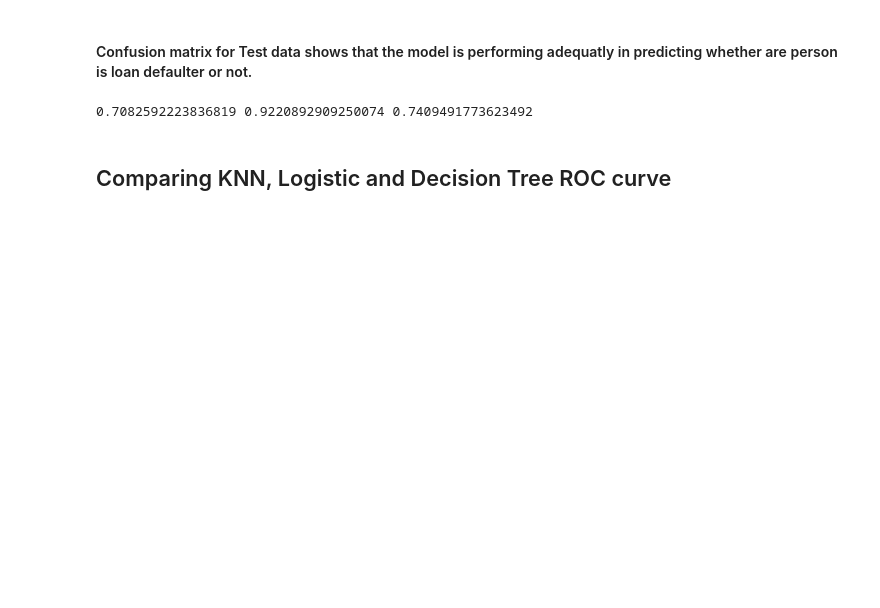
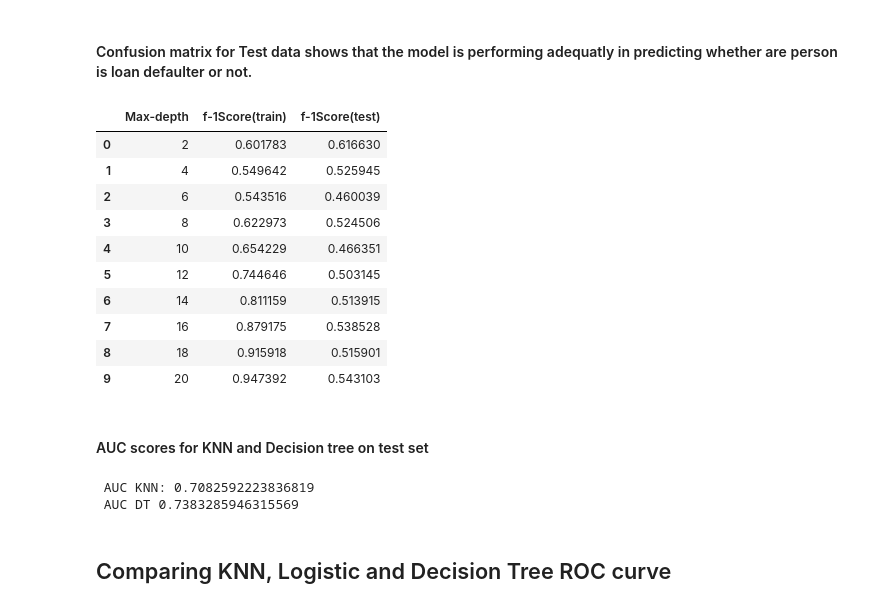
Before and after one commit to Devam2399/LoanDefaultAnalysis, a Jupyter notebook: Loan credit default Analysis.ipynb, the cells around one changed output. Cells and saved outputs as stored; diff of their text form; code cells hidden in the pictures; blank space fills up the shorter version.

```diff
--- a/Loan credit default Analysis.ipynb
+++ b/Loan credit default Analysis.ipynb
@@ -687,12 +657,48 @@ sns.heatmap(cf_matrix, annot=labels, fmt='', cmap='Blues')
+# %%
+max_depth = np.arange(2, 21, 2)
+train_mape_scores_dt = []
+test_mape_scores_dt = []
+
+for k in max_depth:
+    DT = DecisionTreeClassifier(max_depth=k)
+
+
+    # Train the model on the full training set and calculate train MAPE
+    DT.fit(X_train, y_train)
+    train_pred_dt = DT.predict(X_train)
+    train_mape_dt = f1_score(y_train, train_pred_dt)
+    train_mape_scores_dt.append(train_mape_dt)
+
+    # Calculate test MAPE
+    test_pred_dt = DT.predict(X_test)
+    test_mape_dt = f1_score(y_test, test_pred_dt)
+    test_mape_scores_dt.append(test_mape_dt)
+# %%
+Dt = pd.DataFrame({'Max-depth':np.arange(2, 21, 2), 'f-1Score(train)':train_mape_scores_dt, 'f-1Score(test)':test_mape_scores_dt })
+Dt
+# %% [output]
+|  | Max-depth | f-1Score(train) | f-1Score(test) |
+| 0 | 2 | 0.601783 | 0.616630 |
+| 1 | 4 | 0.549642 | 0.525945 |
+| 2 | 6 | 0.543516 | 0.460039 |
+| 3 | 8 | 0.622973 | 0.524506 |
+| 4 | 10 | 0.654229 | 0.466351 |
+| 5 | 12 | 0.744646 | 0.503145 |
+| 6 | 14 | 0.811159 | 0.513915 |
+| 7 | 16 | 0.879175 | 0.538528 |
+| 8 | 18 | 0.915918 | 0.515901 |
+| 9 | 20 | 0.947392 | 0.543103 |
+# %% [markdown]
+#### AUC scores for KNN and Decision tree on test set
 # %%
 # auc scores
 auc_score1 = roc_auc_score(y_test, knntest_pred)
-auc_score2 = roc_auc_score(y_test, y_pred_test)
-auc_score3 = roc_auc_score(y_test, preddt_test)
+auc_score2 = roc_auc_score(y_test, preddt_test)
 
-print(auc_score1, auc_score2,auc_score3)
+print(' AUC KNN:',auc_score1,'\n','AUC DT',auc_score2)
 # %% [output]
-0.7082592223836819 0.9220892909250074 0.7409491773623492
+ AUC KNN: 0.7082592223836819
+ AUC DT 0.7383285946315569
 # %%
 from sklearn.metrics import roc_curve
 
```
Also changed, not shown: parts of 40 cells of this notebook.
